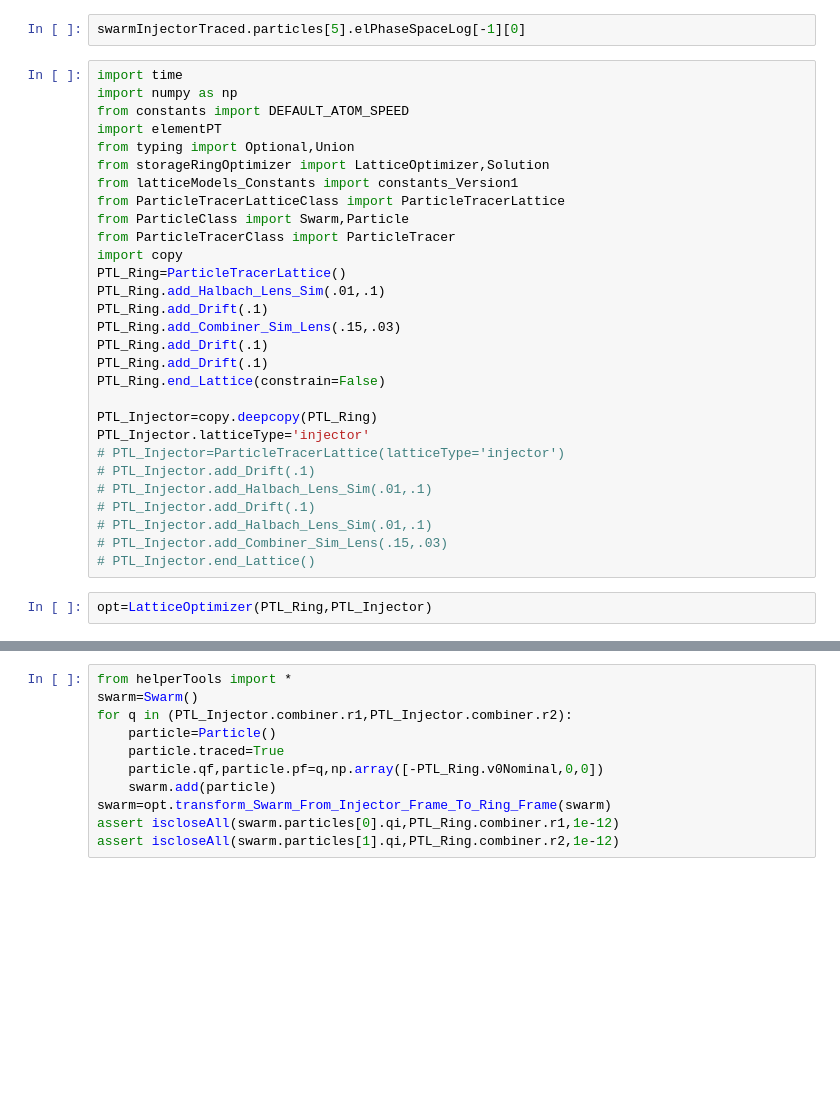
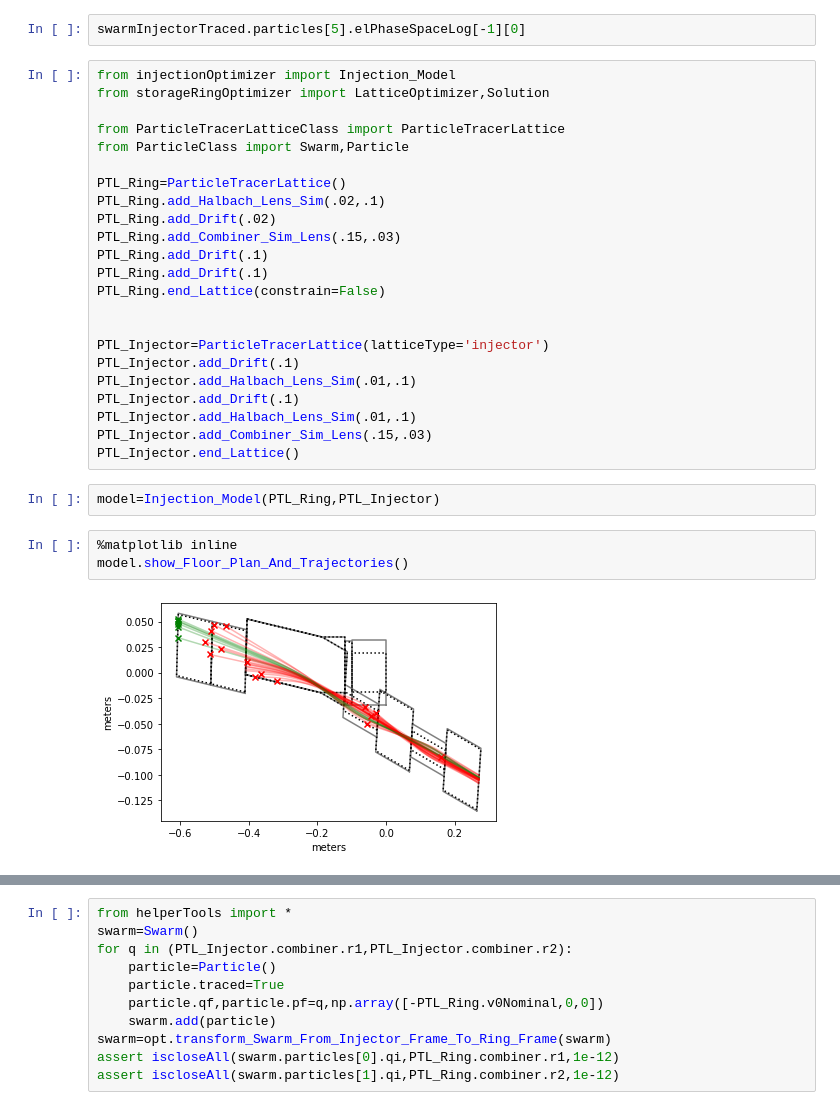
Before and after one commit to BillyTheKidPhysicist/storageRing, a Jupyter notebook: storageRingModel/notebook.ipynb, the cells around one changed output, grey strips where cells are left out. Cells and saved outputs as stored; diff of their text form; blank space fills up the shorter version.

```diff
--- a/storageRingModel/notebook.ipynb
+++ b/storageRingModel/notebook.ipynb
@@ -173,33 +173,32 @@ plt.plot(xArr,sigmoid(xArr))
 # %%
 swarmInjectorTraced.particles[5].elPhaseSpaceLog[-1][0]
 # %%
-import time
-import numpy as np
-from constants import DEFAULT_ATOM_SPEED
-import elementPT
-from typing import Optional,Union
+from injectionOptimizer import Injection_Model
 from storageRingOptimizer import LatticeOptimizer,Solution
-from latticeModels_Constants import constants_Version1
+
 from ParticleTracerLatticeClass import ParticleTracerLattice
 from ParticleClass import Swarm,Particle
-from ParticleTracerClass import ParticleTracer
-import copy
+
 PTL_Ring=ParticleTracerLattice()
-PTL_Ring.add_Halbach_Lens_Sim(.01,.1)
-PTL_Ring.add_Drift(.1)
+PTL_Ring.add_Halbach_Lens_Sim(.02,.1)
+PTL_Ring.add_Drift(.02)
 PTL_Ring.add_Combiner_Sim_Lens(.15,.03)
 PTL_Ring.add_Drift(.1)
 PTL_Ring.add_Drift(.1)
 PTL_Ring.end_Lattice(constrain=False)
 
-PTL_Injector=copy.deepcopy(PTL_Ring)
-PTL_Injector.latticeType='injector'
-# PTL_Injector=ParticleTracerLattice(latticeType='injector')
-# PTL_Injector.add_Drift(.1)
-# PTL_Injector.add_Halbach_Lens_Sim(.01,.1)
-# PTL_Injector.add_Drift(.1)
-# PTL_Injector.add_Halbach_Lens_Sim(.01,.1)
-# PTL_Injector.add_Combiner_Sim_Lens(.15,.03)
-# PTL_Injector.end_Lattice()
+
+PTL_Injector=ParticleTracerLattice(latticeType='injector')
+PTL_Injector.add_Drift(.1)
+PTL_Injector.add_Halbach_Lens_Sim(.01,.1)
+PTL_Injector.add_Drift(.1)
+PTL_Injector.add_Halbach_Lens_Sim(.01,.1)
+PTL_Injector.add_Combiner_Sim_Lens(.15,.03)
+PTL_Injector.end_Lattice()
 # %%
-opt=LatticeOptimizer(PTL_Ring,PTL_Injector)
+model=Injection_Model(PTL_Ring,PTL_Injector)
+# %%
+%matplotlib inline
+model.show_Floor_Plan_And_Trajectories()
+# %% [output]
+[figure, added]
```
Also changed, not shown: parts of 3 cells of this notebook, 9 other files.
